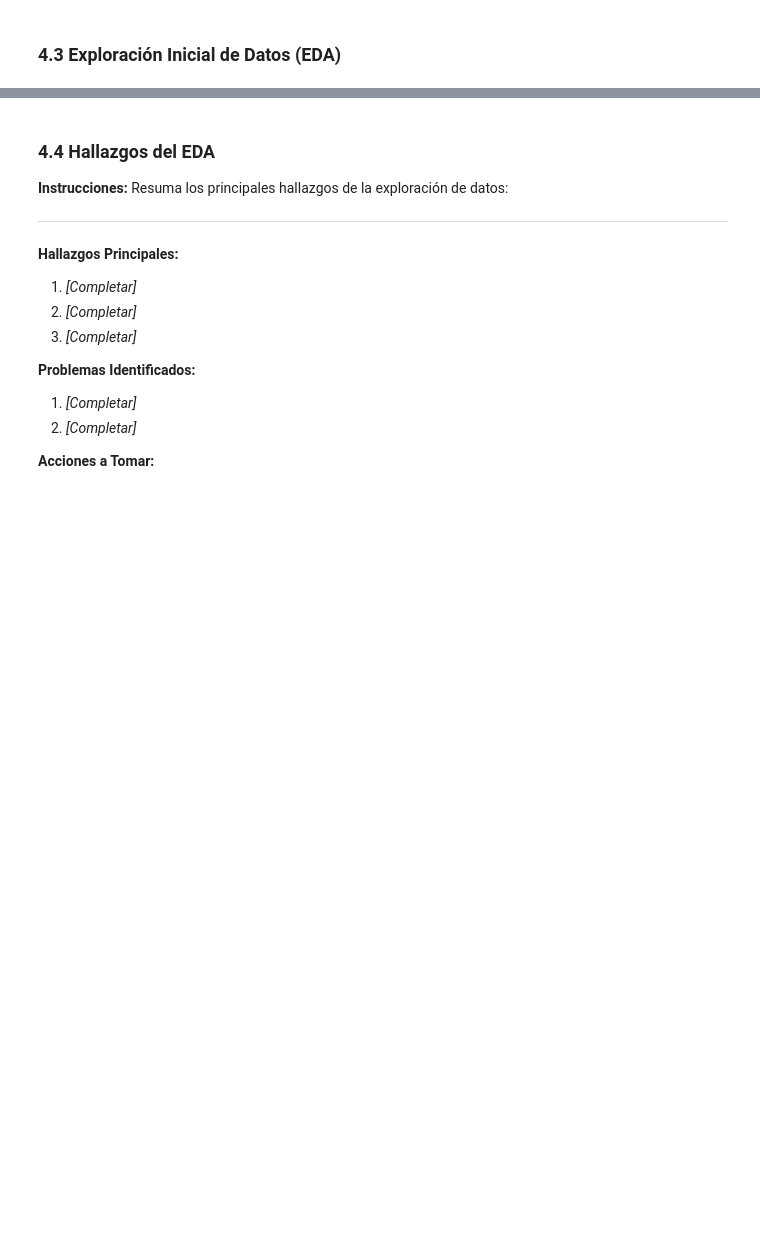
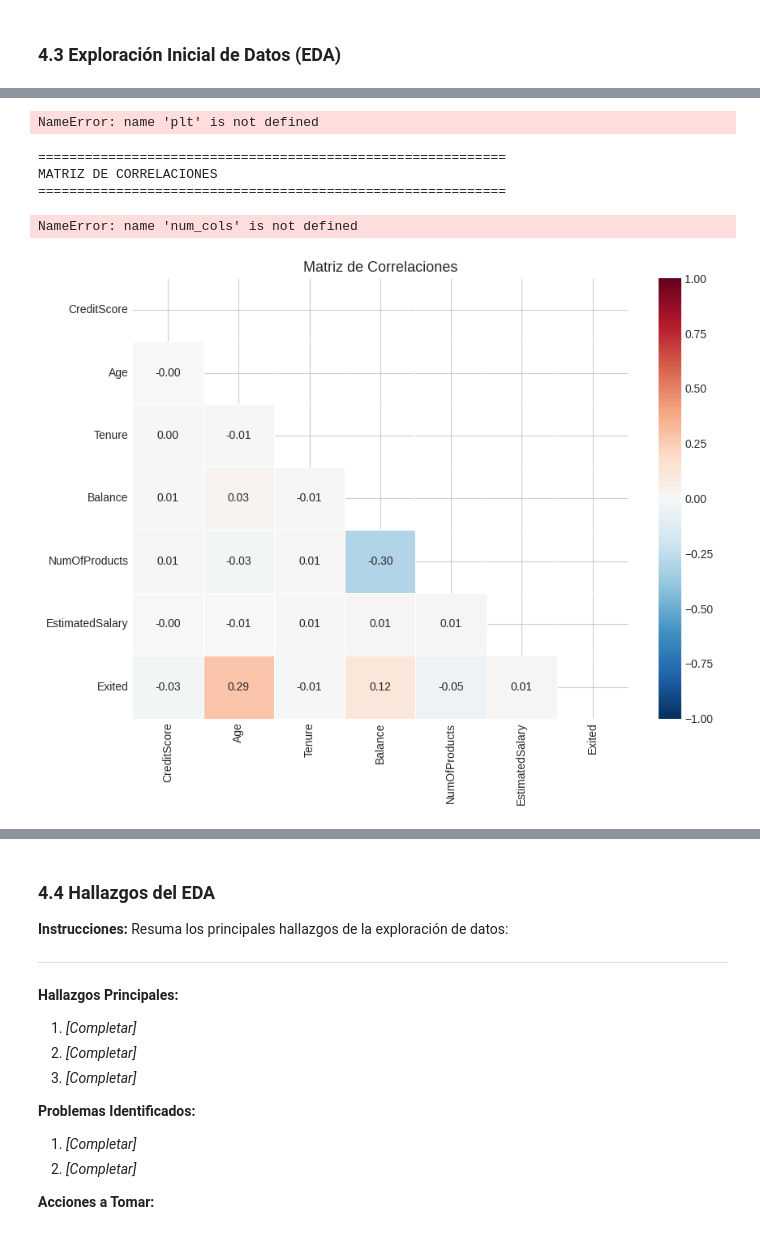
Before and after one commit to NBOZA2808/AML-Final-Boza-Solis-Nelson, a Jupyter notebook: notebooks/final_project.ipynb, the cells around one changed output, grey strips where cells are left out. Saved outputs shown, nothing was run; the diff lists cells and outputs as text; code cells hidden in the pictures; blank space fills up the shorter version.

```diff
--- a/notebooks/final_project.ipynb
+++ b/notebooks/final_project.ipynb
@@ -397,3 +476,26 @@ else:
+# %%
+
+# =====================================================
+# EDA: Variables categóricas vs Churn
+# =====================================================
+cat_cols = ['Geography', 'Gender', 'HasCrCard', 'IsActiveMember']
+
+fig, axes = plt.subplots(1, 4, figsize=(18, 4))
+for i, col in enumerate(cat_cols):
+    churn_rate = df.groupby(col)[TARGET_COLUMN].mean().reset_index()
+    sns.barplot(data=churn_rate, x=col, y=TARGET_COLUMN, ax=axes[i], palette='RdYlGn_r')
+    axes[i].set_title(f'Tasa de Churn por {col}')
+    axes[i].set_ylabel('Tasa de Churn')
+    axes[i].set_ylim(0, 0.5)
+    for p in axes[i].patches:
+        axes[i].annotate(f'{p.get_height():.2%}',
+                         (p.get_x()+p.get_width()/2, p.get_height()+0.005),
+                         ha='center', fontsize=9)
+
+plt.tight_layout()
+plt.show()
+# %% [output]
+NameError: name 'plt' is not defined
 # %%
 # =====================================================
 # ANÁLISIS DE CORRELACIONES
@@ -404,9 +506,9 @@ print("MATRIZ DE CORRELACIONES")
 print("=" * 60)
 
 # Seleccionar solo columnas numéricas
-numeric_cols = df.select_dtypes(include=[np.number]).columns
+#numeric_cols = df.select_dtypes(include=[np.number]).columns
 
-if len(numeric_cols) > 1:
+if len(num_cols) > 1:
     # Calcular correlaciones
     correlation_matrix = df[numeric_cols].corr()
 
@@ -426,6 +528,25 @@ if len(numeric_cols) > 1:
         print(target_corr)
 else:
     print("⚠️ No hay suficientes columnas numéricas para análisis de correlación")
+# %% [output]
+============================================================
+MATRIZ DE CORRELACIONES
+============================================================
+NameError: name 'num_cols' is not defined
+# %%
+# ── Matriz de Correlaciones ────────────────────────────────────────────────
+num_df = df[num_cols + [TARGET_COLUMN]]
+corr = num_df.corr()
+
+plt.figure(figsize=(9, 7))
+mask = np.triu(np.ones_like(corr, dtype=bool))
+sns.heatmap(corr, mask=mask, annot=True, fmt='.2f', cmap='RdBu_r',
+            center=0, vmin=-1, vmax=1, linewidths=0.5)
+plt.title('Matriz de Correlaciones', fontsize=13)
+plt.tight_layout()
+plt.show()
+# %% [output]
+[figure, added]
 # %%
 # =====================================================
 # VISUALIZACIONES ADICIONALES
```
Also changed, not shown: parts of 6 cells of this notebook.
